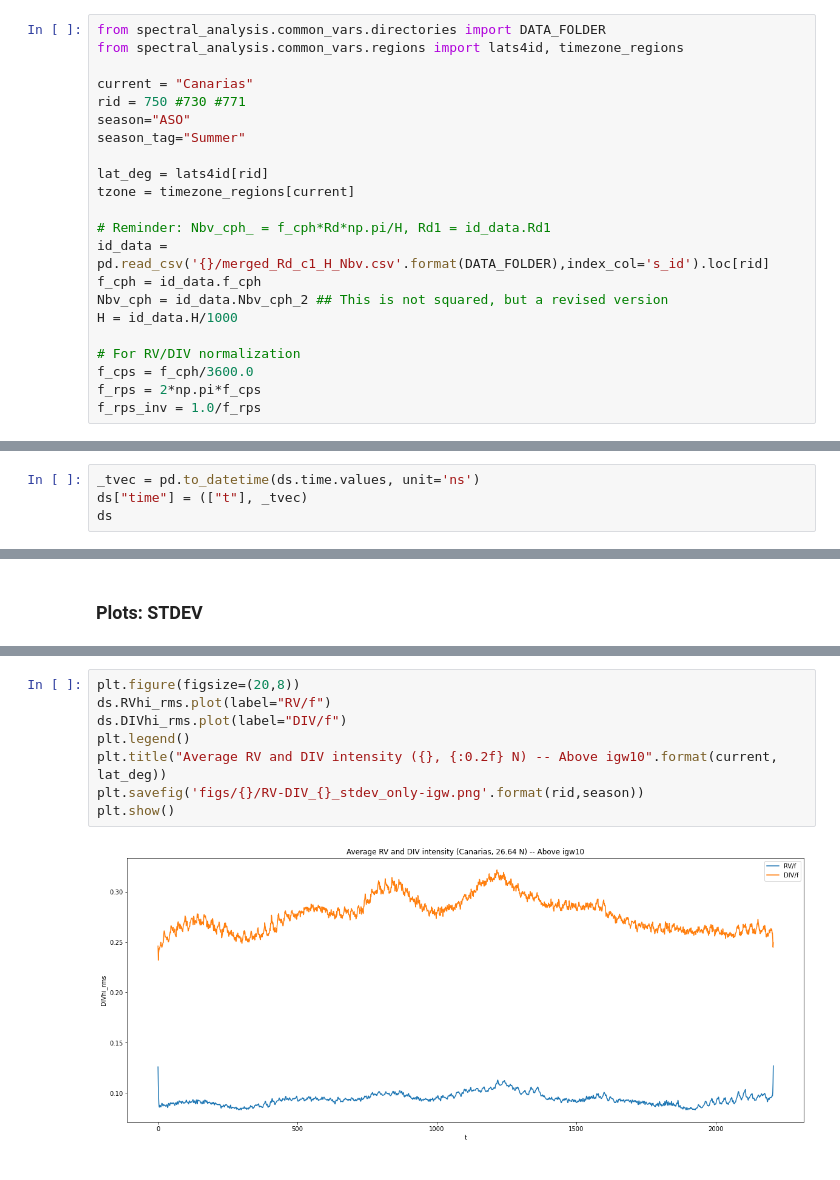
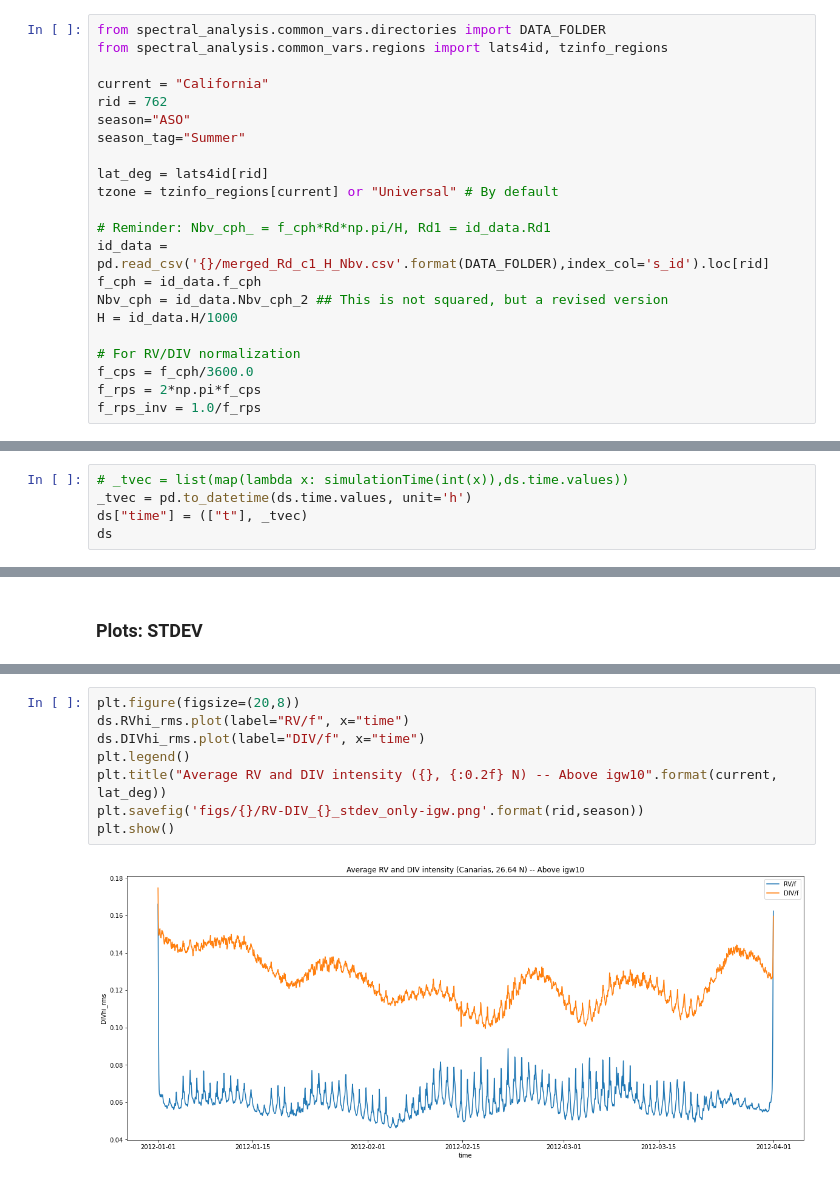
Before and after one commit to antonimmo/ebc-wk-spectral-analysis, a Jupyter notebook: PoC_wk_3d_igw_filter.ipynb, the cells around one changed output, grey strips where cells are left out. Cells and saved outputs as stored; diff of their text form.

Commit message:
feat: wk-filter 2D/3D plot

```diff
--- a/PoC_wk_3d_igw_filter.ipynb
+++ b/PoC_wk_3d_igw_filter.ipynb
@@ -213,15 +215,15 @@ def timeUtc(simHours):
 ## Process region+season
 # %%
 from spectral_analysis.common_vars.directories import DATA_FOLDER
-from spectral_analysis.common_vars.regions import lats4id, timezone_regions
+from spectral_analysis.common_vars.regions import lats4id, tzinfo_regions
 
-current = "Canarias"
-rid = 750 #730 #771
+current = "California"
+rid = 762
 season="ASO"
 season_tag="Summer"
 
 lat_deg = lats4id[rid]
-tzone = timezone_regions[current]
+tzone = tzinfo_regions[current] or "Universal" # By default
 
 # Reminder: Nbv_cph_ = f_cph*Rd*np.pi/H, Rd1 = id_data.Rd1
 id_data = pd.read_csv('{}/merged_Rd_c1_H_Nbv.csv'.format(DATA_FOLDER),index_col='s_id').loc[rid]
@@ -490,5 +541,6 @@ Data variables:
 # %%
-_tvec = pd.to_datetime(ds.time.values, unit='ns')
+# _tvec = list(map(lambda x: simulationTime(int(x)),ds.time.values))
+_tvec = pd.to_datetime(ds.time.values, unit='h')
 ds["time"] = (["t"], _tvec)
 ds
 # %% [output]
@@ -589,10 +657,10 @@ plt.show()
 # %%
 plt.figure(figsize=(20,8))
-ds.RVhi_rms.plot(label="RV/f")
-ds.DIVhi_rms.plot(label="DIV/f")
+ds.RVhi_rms.plot(label="RV/f", x="time")
+ds.DIVhi_rms.plot(label="DIV/f", x="time")
 plt.legend()
 plt.title("Average RV and DIV intensity ({}, {:0.2f} N) -- Above igw10".format(current, lat_deg))
 plt.savefig('figs/{}/RV-DIV_{}_stdev_only-igw.png'.format(rid,season))
 plt.show()
 # %% [output]
-[figure, old version]
+[figure, new version]
```
Also changed, not shown: parts of 27 cells of this notebook, 1 other file.
